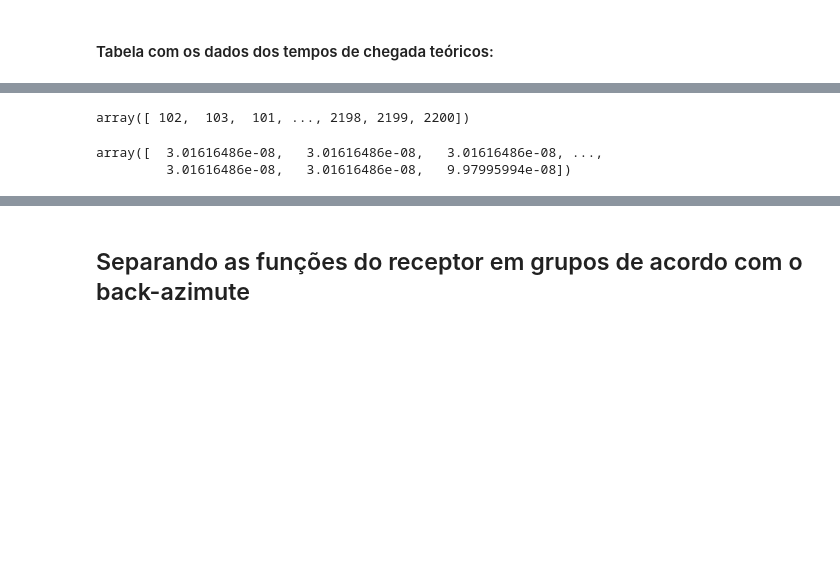
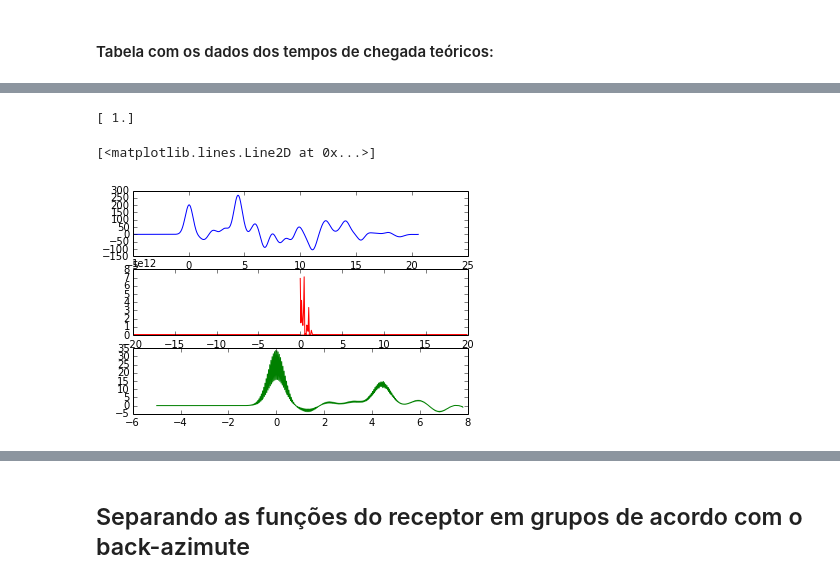
Before and after one commit to dIOGOLOC/projeto_mestrado, a Jupyter notebook: plotagem_funcao_receptor.ipynb, the cells around one changed output, grey strips where cells are left out. Cells and saved outputs as stored; diff of their text form; code cells hidden in the pictures; blank space fills up the shorter version.

Commit message:
Adicionando o PWS - empilhamento ponderado pela fase e o shaping data. Porém ainda falta automatizar.

```diff
--- a/plotagem_funcao_receptor.ipynb
+++ b/plotagem_funcao_receptor.ipynb
@@ -95,6 +99,6 @@ dados=np.genfromtxt('/home/diogo/projeto/process_antigo/' + STA + '/hkstack/tPs_
 # %%
 STdados = {'stR':[],'dataR':[],'stT':[],'dataT':[],'time':[],'orglist':[],'gcarc': [],'BAZ':[],'RP':[],
-           'ampli_min':[],'ampli_max':[],'tPpPs':[],'tPsPs':[],'stack':[],'stack_time':[],'data1024':[]}
+           'ampli_min':[],'ampli_max':[],'tPpPs':[],'tPsPs':[],'LS':[],'PWS':[],'stack_time':[],'data1024':[]}
 # %%
 STdados['stR'] = obspy.read('ON*0.sac')
 STdados['stR'].normalize()
@@ -113,7 +117,9 @@ STdados['tPsPs'] = np.array(dados[:,3])
 STdados['stack_time'] = np.resize(STdados['timeR'][0],(1024))
 for k,i in enumerate(STdados['dataR']):
             STdados['data1024'].append(np.resize(i,(1024)))
-STdados['stack'] = (np.array(STdados['data1024']).sum(axis=0)/len(STdados['stR']))
+STdados['LS'] = (np.array(STdados['data1024']).sum(axis=0)/len(STdados['stR']))
+#for k,i in enumerate(STdados['LS']):
+#    STdados['PWS'] = STdados['LS']*
 for i in xrange(len(STdados['stT'])):
     STdados['ampli_min'].append(min(STdados['dataR'][i]))
 for i in xrange(len(STdados['stT'])):
@@ -135,10 +127,30 @@ print(b)
-# %%
-np.argsort(b)
-# %% [output]
-array([ 102,  103,  101, ..., 2198, 2199, 2200])
-# %%
-c = np.array([a[i] for i in b])
-c
-# %% [output]
-array([  3.01616486e-08,   3.01616486e-08,   3.01616486e-08, ...,
-         3.01616486e-08,   3.01616486e-08,   9.97995994e-08])
+# %%
+a = STdados['data1024'][8]
+len(a)
+def shapeTriangle(data):
+        triangle=numpy.array(range(len(data)/2)+range(len(data)/2)[::-1])+1
+        return data*triangle
+c = shapeTriangle(a)
+# %%
+print(signal.cosine(a.all()))
+# %% [output]
+[ 1.]
+# %%
+T = STdados['stR'][4].stats.delta
+b = abs(rfft(c))
+N = size(b)
+power = 3
+xf = fftfreq(N, d=T)
+len(xf)
+PWS = c[0:N]*b
+PWS_time = STdados['stack_time'][0:N]
+# %%
+plt.subplot(311)
+plt.plot(STdados['stack_time']-5,c,'-b')
+plt.subplot(312)
+plt.plot(xf,abs(np.power(b,power)), '-r')
+plt.subplot(313)
+plt.plot(PWS_time-5,PWS,'-g')
+# %% [output]
+[<matplotlib.lines.Line2D at 0x...>]
+[figure, added]
```
Also changed, not shown: parts of 15 cells of this notebook.
